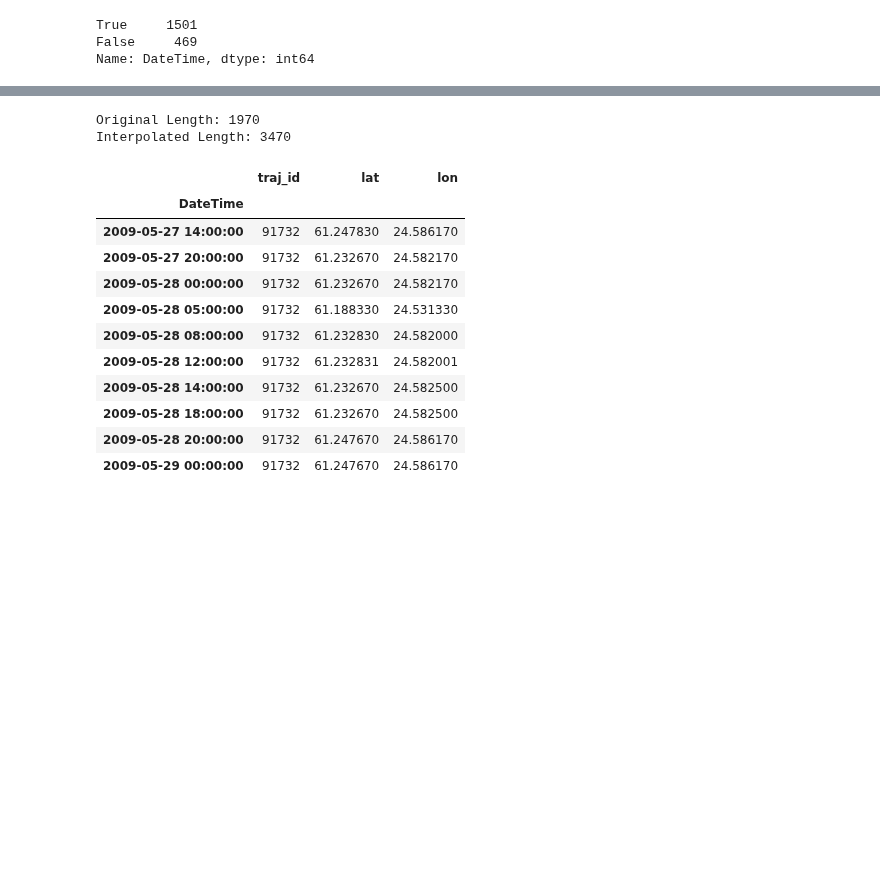
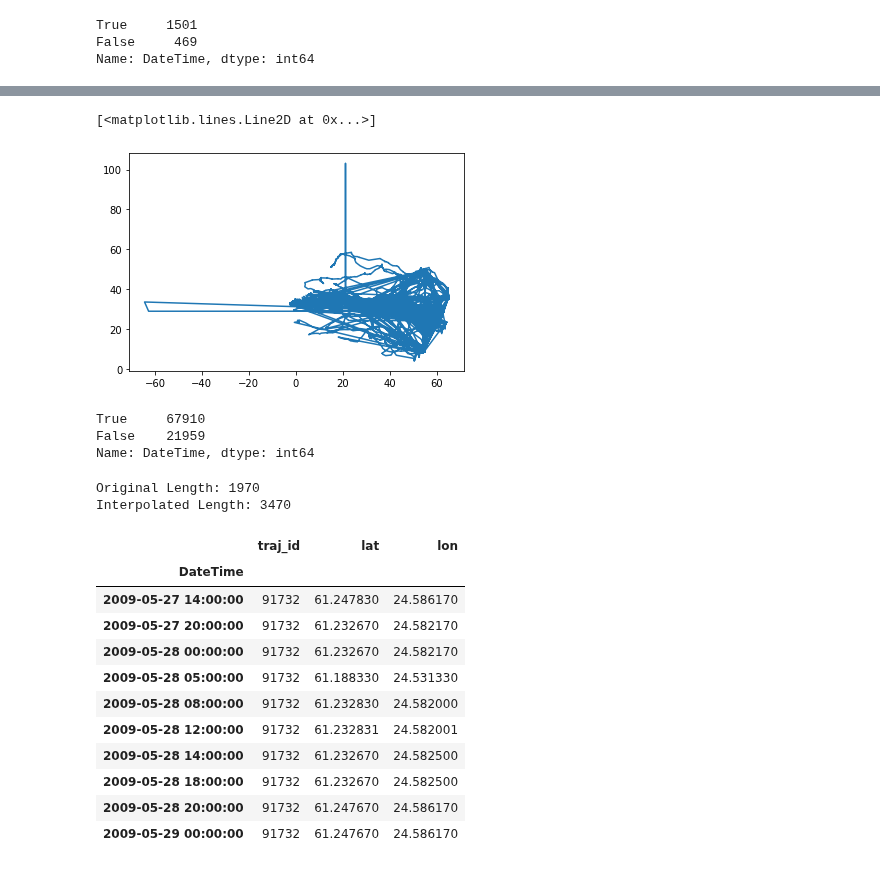
Before and after one commit to YakshHaranwala/PTRAIL, a Jupyter notebook: examples/rw_kin.ipynb, the cells around one changed output, grey strips where cells are left out. Cells and saved outputs as stored; diff of their text form; code cells hidden in the pictures; blank space fills up the shorter version.

```diff
--- a/examples/rw_kin.ipynb
+++ b/examples/rw_kin.ipynb
@@ -66,9 +73,8 @@ Name: DateTime, dtype: int64
 # %%
-# %%time
-#
-# ip_rw = ip.interpolate_position(sample,
-#                                 3600*4,
-#                                 'random-walk')
-# print(f"Original Length: {len(sample)}")
-# print(f"Interpolated Length: {len(ip_rw)}")
-#
+%%time
+
+ip_rw = ip.interpolate_position(sample,
+                                3600*4,
+                                'random-walk')
+print(f"Original Length: {len(sample)}")
+print(f"Interpolated Length: {len(ip_rw)}")
@@ -78,9 +91,15 @@ Name: DateTime, dtype: int64
 # %%
-# plt.plot(ip_rw[const.LAT], ip_rw[const.LONG])
-#
+plt.plot(ip_rw[const.LAT], ip_rw[const.LONG])
+# %% [output]
+[<matplotlib.lines.Line2D at 0x...>]
+[figure, added]
 # %%
-# b = sample.reset_index()[const.DateTime].diff().dt.total_seconds()
-# print((b > 3600*4).value_counts())
+b = sample.reset_index()[const.DateTime].diff().dt.total_seconds()
+print((b > 3600*4).value_counts())
+# %% [output]
+True     67910
+False    21959
+Name: DateTime, dtype: int64
 # %%
 small_ip_kin = help._kinematic_help(small.reset_index(drop=True).set_index([const.DateTime]), '91732', 3600*4)
 print(f"Original Length: {len(small)}")
```
Also changed, not shown: parts of 10 cells of this notebook, 2 other files.
